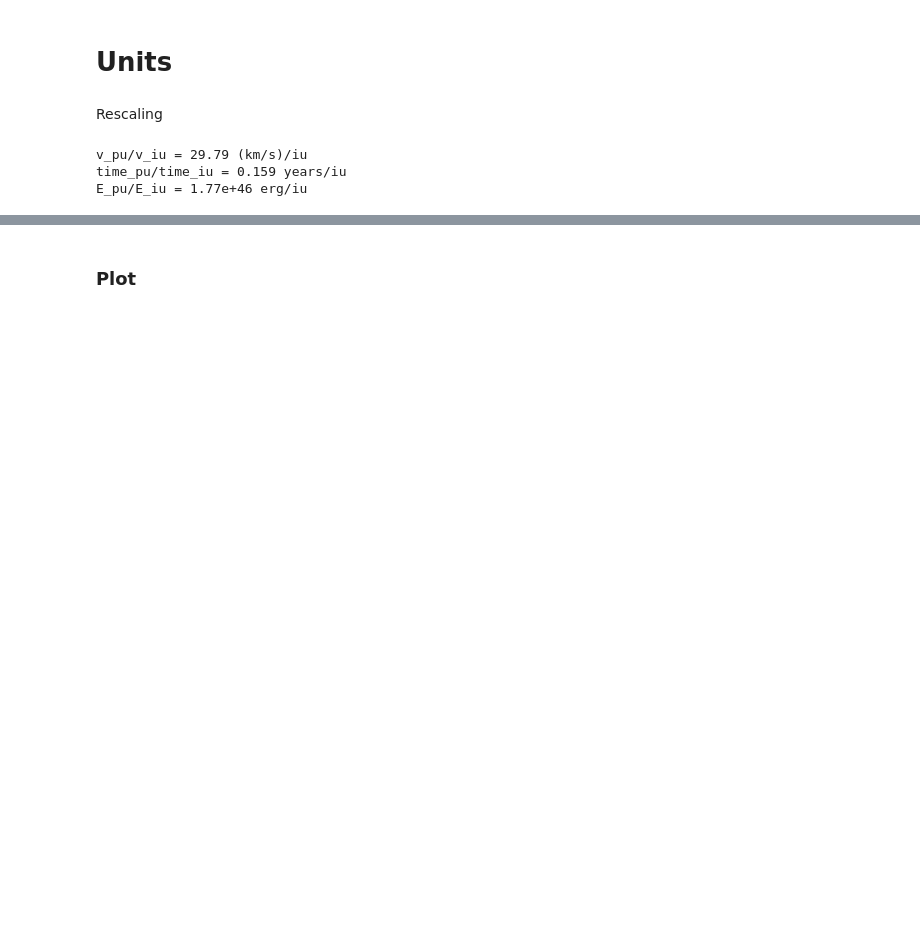
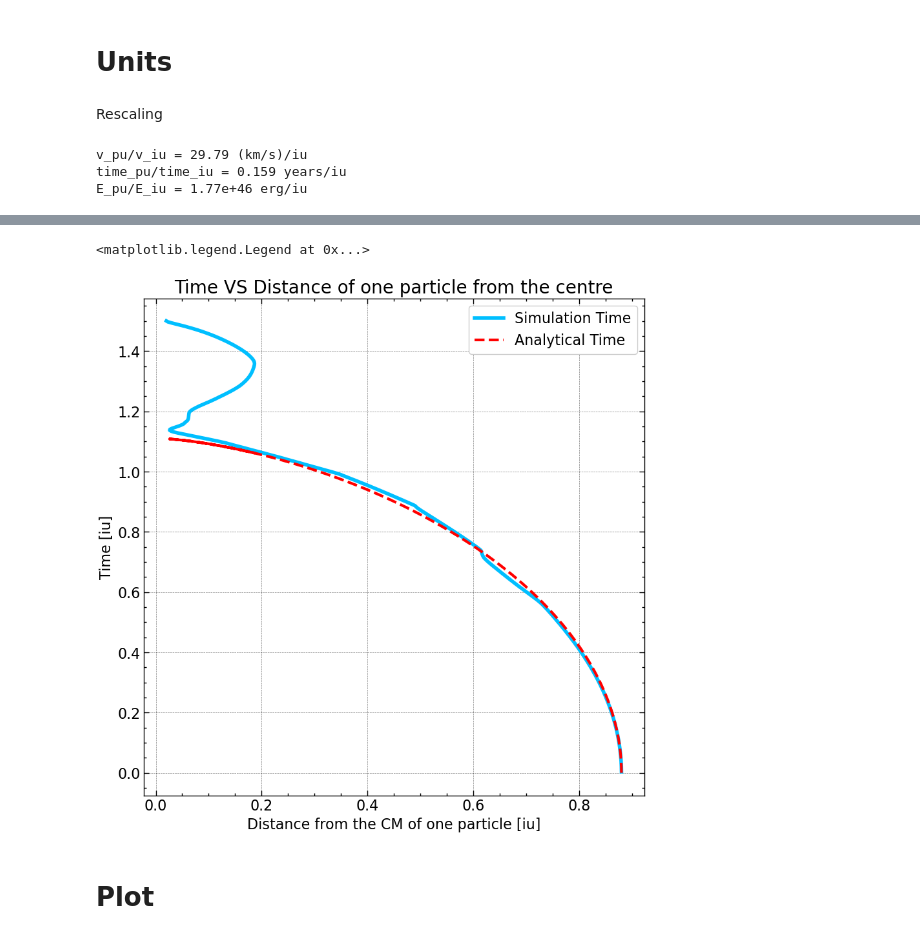
Before and after one commit to M-Bianchi/Dynamics_of_Stellar_Systems, a Jupyter notebook: nbody_sh1/sphere_plots.ipynb, the cells around one changed output, grey strips where cells are left out. Cells and saved outputs as stored; diff of their text form; code cells hidden in the pictures; blank space fills up the shorter version.

```diff
--- a/nbody_sh1/sphere_plots.ipynb
+++ b/nbody_sh1/sphere_plots.ipynb
@@ -79,0 +93,4 @@ plt.legend();
+# %%
+def TimeVSdist(dist, rho):
+    r_over_r0 = dist/dist[0]
+    return np.sqrt(3/(8*np.pi*rho)) * (np.pi/2 + np.sqrt(r_over_r0)*np.sqrt(1 - r_over_r0) - np.arcsin(np.sqrt(r_over_r0)))
@@ -80,5 +99,19 @@ plt.legend();
+# %%
+index = 0
+
+dist_particle = Dist(x[index, :], y[index, :], z[index, :], 0, 0, 0)
+# %%
+plt.plot(dist_particle, time, label='Simulation Time', color='deepskyblue', lw=4)
+plt.plot(dist_particle, TimeVSdist(dist_particle, rho), label='Analytical Time', ls='--', color='red', lw=3)
+plt.title('Time VS Distance of one particle from the centre', fontsize=20)
+plt.xlabel('Distance from the CM of one particle [iu]')
+plt.ylabel('Time [iu]')
+plt.legend()
+# %% [output]
+<matplotlib.legend.Legend at 0x...>
+[figure, added]
 # %% [markdown]
-### Plot
+# Plot
 # %%
 plt.rcParams['figure.figsize'] = [15 , 10]
 
```
Also changed, not shown: parts of 15 cells of this notebook, 8 other files.
